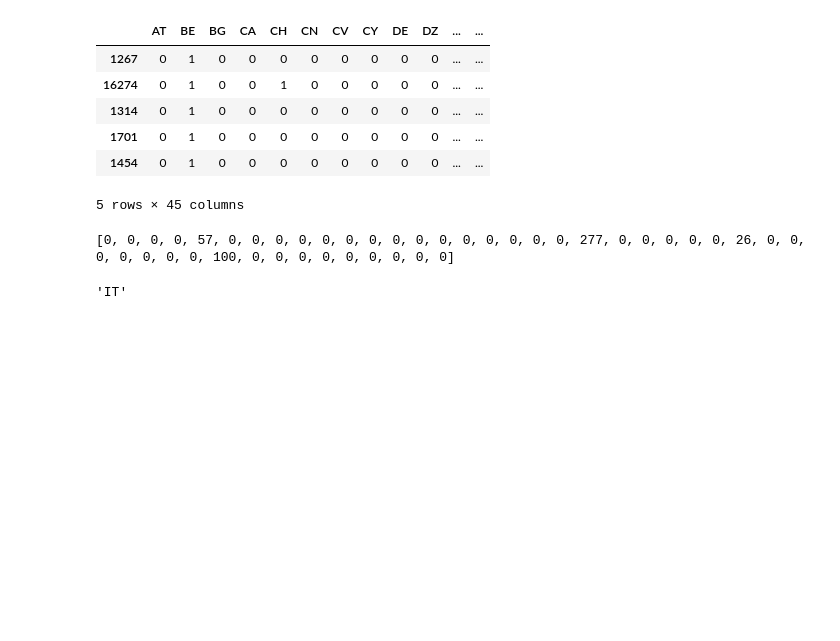
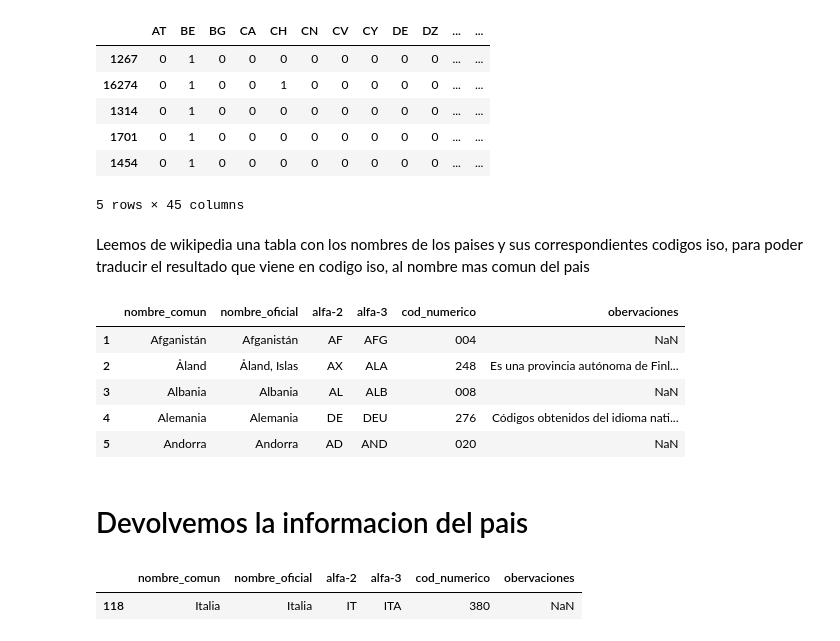
Before and after one commit to evolsidog/MyDestiny, a Jupyter notebook: ModeloRecomendacion.ipynb, the cells around one changed output. Drawn from its saved outputs; the diff is of its cells as text; code cells hidden in the pictures; blank space fills up the shorter version.

Commit message:
introducido webScraping para traducir codigos iso de los paises

```diff
--- a/ModeloRecomendacion.ipynb
+++ b/ModeloRecomendacion.ipynb
@@ -159,7 +158,24 @@ pesos = agrupados.iloc[indices[0],:]['full_name'].values
 # %%
 #obtenemos el resultado
 destino = dar_destino(candidatos,pesos,distances[0],predecir[0])
-destinos[destino]
+nombreisodestino = destinos[destino]
-# %% [output]
-[0, 0, 0, 0, 57, 0, 0, 0, 0, 0, 0, 0, 0, 0, 0, 0, 0, 0, 0, 0, 277, 0, 0, 0, 0, 0, 26, 0, 0, 0, 0, 0, 0, 0, 100, 0, 0, 0, 0, 0, 0, 0, 0, 0]
-'IT'
+# %% [markdown]
+Leemos de wikipedia una tabla con los nombres de los paises y sus correspondientes codigos iso, para poder traducir el resultado que viene en codigo iso, al nombre mas comun del pais
+# %%
+#codigos alfa-2
+tables = pd.read_html('https://es.wikipedia.org/wiki/ISO_3166-1')
+tabla = tables[1]
+columnas = tabla.iloc[0,:]
+tabla.columns = ['nombre_comun','nombre_oficial','alfa-2','alfa-3','cod_numerico','obervaciones']
+codigosPaises = tabla[1:]
+# %%
+codigosPaises.head()
+# %% [output]
+|  | nombre_comun | nombre_oficial | alfa-2 | alfa-3 | cod_numerico | obervaciones |
+| 1 | Afganistán | Afganistán | AF | AFG | 004 | NaN |
+| 2 | Åland | Åland, Islas | AX | ALA | 248 | Es una provincia autónoma de Finl... |
+| 3 | Albania | Albania | AL | ALB | 008 | NaN |
+| 4 | Alemania | Alemania | DE | DEU | 276 | Códigos obtenidos del idioma nati... |
+| 5 | Andorra | Andorra | AD | AND | 020 | NaN |
+# %% [markdown]
+# Devolvemos la informacion del pais
@@ -165,0 +184,5 @@ destinos[destino]
+# %%
+destinoFinal
+# %% [output]
+|  | nombre_comun | nombre_oficial | alfa-2 | alfa-3 | cod_numerico | obervaciones |
+| 118 | Italia | Italia | IT | ITA | 380 | NaN |
```
Also changed, not shown: parts of 2 cells of this notebook.
